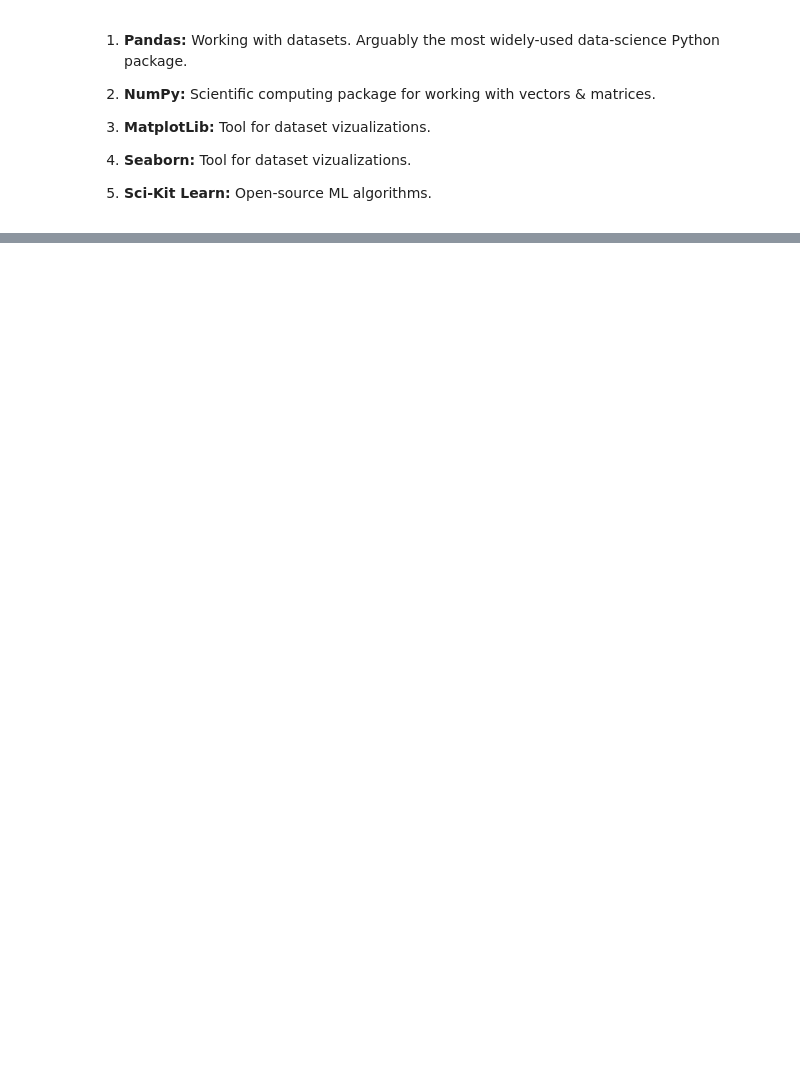
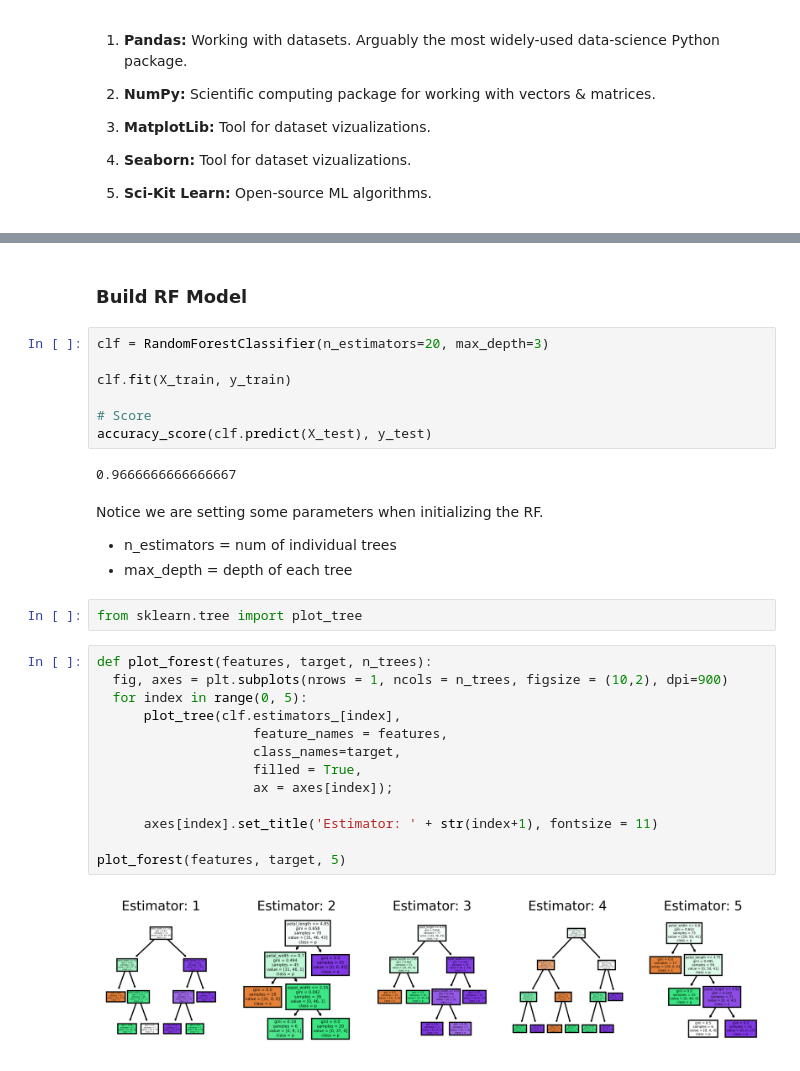
Before and after one commit to j0sephsasson/Pepsi-Training-Course, a Jupyter notebook: notebooks/Intermediate ML Algorithms - Trees & Ensembles - Day 6.ipynb, the cells around one changed output, grey strips where cells are left out. Cells and saved outputs as stored; diff of their text form; blank space fills up the shorter version.

```diff
--- a/notebooks/Intermediate ML Algorithms - Trees & Ensembles - Day 6.ipynb
+++ b/notebooks/Intermediate ML Algorithms - Trees & Ensembles - Day 6.ipynb
@@ -44,0 +222,34 @@ from sklearn.ensemble import RandomForestClassifier
+# %% [markdown]
+### Build RF Model
+# %%
+clf = RandomForestClassifier(n_estimators=20, max_depth=3)
+
+clf.fit(X_train, y_train)
+
+# Score
+accuracy_score(clf.predict(X_test), y_test)
+# %% [output]
+0.9666666666666667
+# %% [markdown]
+Notice we are setting some parameters when initializing the RF.
+
+
+*   n_estimators = num of individual trees
+*   max_depth = depth of each tree
+# %%
+from sklearn.tree import plot_tree
+# %%
+def plot_forest(features, target, n_trees):
+  fig, axes = plt.subplots(nrows = 1, ncols = n_trees, figsize = (10,2), dpi=900)
+  for index in range(0, 5):
+      plot_tree(clf.estimators_[index],
+                    feature_names = features,
+                    class_names=target,
+                    filled = True,
+                    ax = axes[index]);
+
+      axes[index].set_title('Estimator: ' + str(index+1), fontsize = 11)
+
+plot_forest(features, target, 5)
+# %% [output]
+[figure, added]
```
Also changed, not shown: parts of 60 cells of this notebook, 1 other file.
